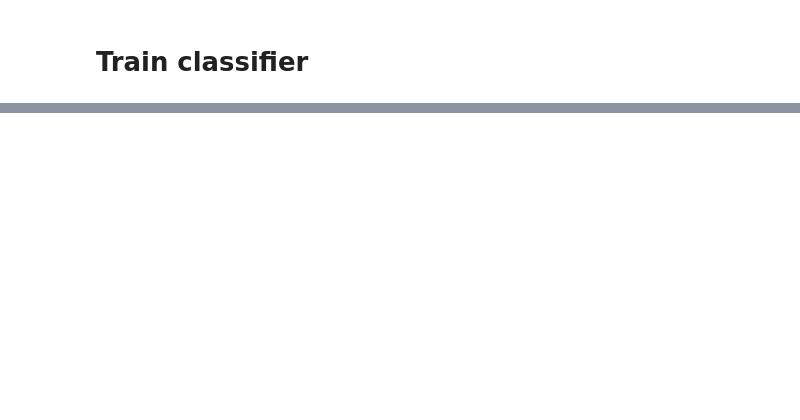
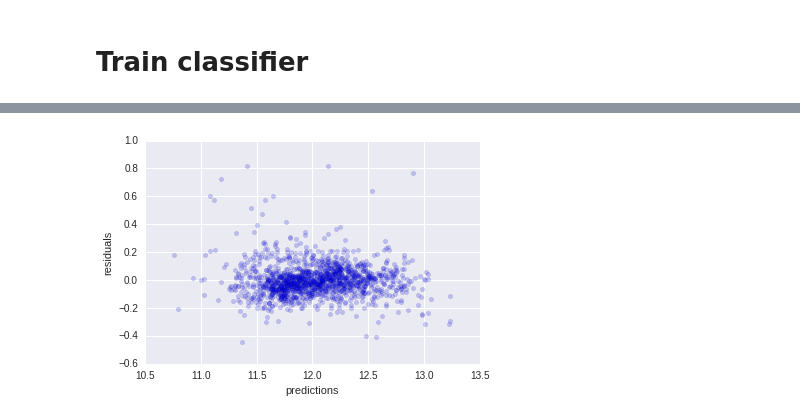
Before and after one commit to freecs989/machine-learning-projects, a Jupyter notebook: houseprice.ipynb, the cells around one changed output, grey strips where cells are left out. Saved outputs shown, nothing was run; the diff lists cells and outputs as text; code cells hidden in the pictures; blank space fills up the shorter version.

```diff
--- a/houseprice.ipynb
+++ b/houseprice.ipynb
@@ -144,0 +526,2 @@ x_test = testset[['LotFrontage','LotArea','PoolArea','OverallQual','OverallCond'
+# %%
+train_num.drop("SalePrice",axis = 1,inplace=True)
@@ -144,0 +725,28 @@ x_test = testset[['LotFrontage','LotArea','PoolArea','OverallQual','OverallCond'
+# %%
+#As the "SalePrice" is right skewed we transform it to log values and also we can
+#avoid the negative value prediction for "SalePrice"
+y_train = np.log(y_train)
+#sns.distplot(int(y_train))
+# We will revert back this after predict using exp function
+#to get real SalePrice
+
+x_train = pd.concat([train_num,train_cat],axis = 1)
+x_test = pd.concat([test_num,test_cat],axis =1)
+
+#x_train.info()
+#x_train = train_num
+#x_test = test_num
+
+print("size of train data set:-{}".format(x_train.shape))
+print("size of test data set:-{}".format(x_test.shape))
+
+
+print("size of train numerical features:-{}".format(train_num.shape))
+print("size of train categorical features:-{}".format(train_cat.shape))
+
+print("size of test numerical features:-{}".format(test_num.shape))
+print("size of test categorical features:-{}".format(test_cat.shape))
+
+
+print("Are there any null values in train set - {}".format(x_train.isnull().sum().any().any()))
+print("Are there any null values in test set - {}".format(x_test.isnull().sum().any().any()))
@@ -158,0 +770,6 @@ RandomForestClassifier(bootstrap=True, class_weight=None, criterion='gini',
+# %%
+#clf = LinearRegression(normalize = True)
+#clf = Ridge(alpha = 10,normalize= True)
+#clf = RandomForestClassifier()
+clf = LassoCV(alphas = [0.0005],max_iter=10000)
+clf.fit(x_train,y_train)
@@ -168,0 +835,11 @@ submission.to_csv('submission.csv',index = False)
+# %%
+preds=pd.DataFrame({'predictions':clf.predict(x_train),'true':y_train})
+preds['residuals'] = preds['predictions']-preds['true']
+# %%
+fig,ax = plt.subplots()
+ax.scatter(preds['predictions'],preds['residuals'],alpha=0.2)
+plt.xlabel('predictions')
+plt.ylabel('residuals')
+plt.show()
+# %% [output]
+[figure, added]
```
Also changed, not shown: parts of 115 cells of this notebook.
